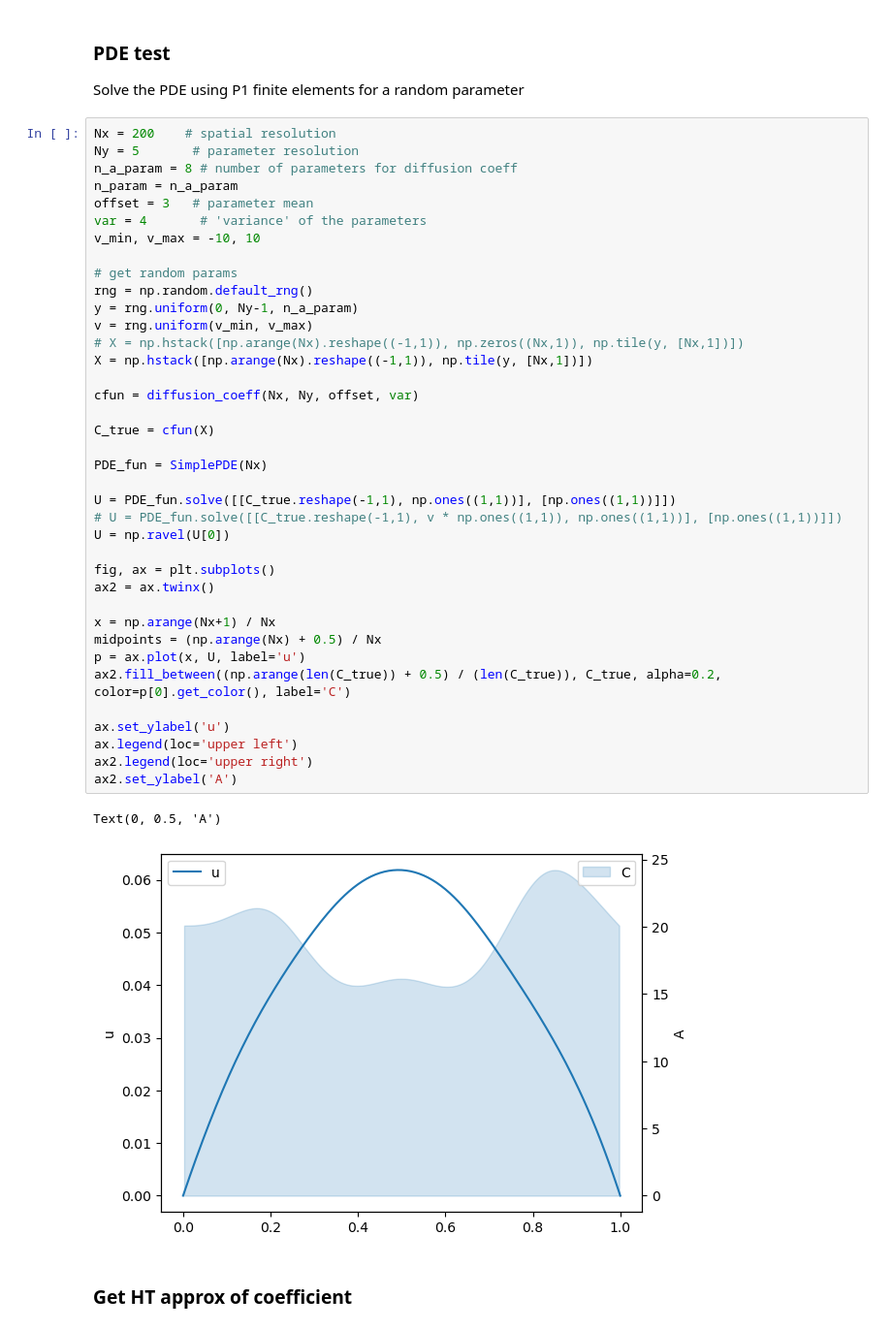
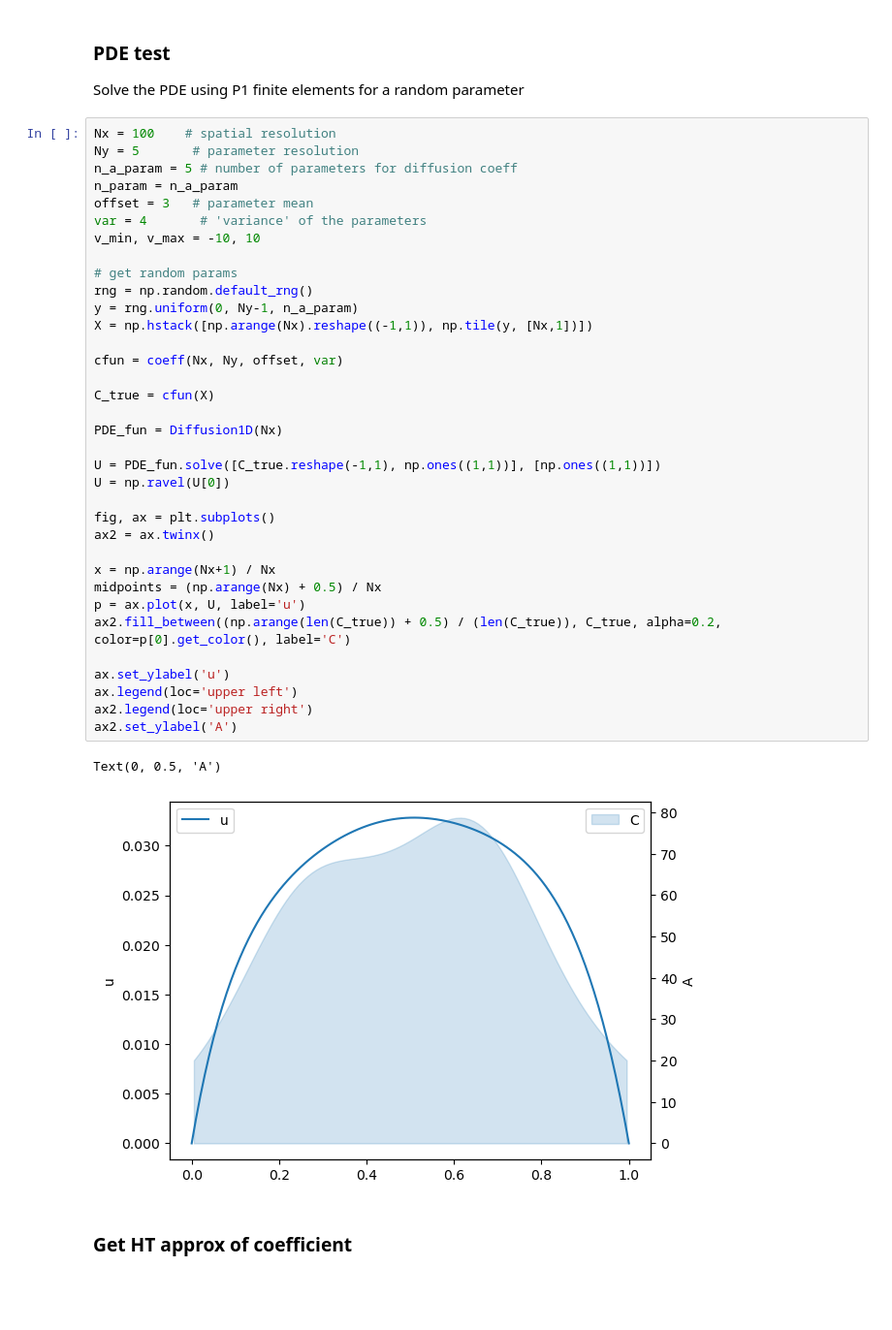
Before and after one commit to huberbenno/TT-IRT, a Jupyter notebook: python/htucker/tree_als_cross_test.ipynb, the cells around one changed output. Shown at 97% size. Cells and saved outputs as stored; diff of their text form; blank space fills up the shorter version.

Commit message:
PDE problem refactoring
- moved coeff and PDE to separate module
- numba jit for coeff and assembler
- changed interface for als cross assem_solve_fun.colve() to be more readable

```diff
--- a/python/htucker/tree_als_cross_test.ipynb
+++ b/python/htucker/tree_als_cross_test.ipynb
@@ -114,46 +15,43 @@ class diffusion_coeff:
 
 Solve the PDE using P1 finite elements for a random parameter
 # %%
-Nx = 200    # spatial resolution
+Nx = 100    # spatial resolution
 Ny = 5       # parameter resolution
-n_a_param = 8 # number of parameters for diffusion coeff
+n_a_param = 5 # number of parameters for diffusion coeff
 n_param = n_a_param
 offset = 3   # parameter mean
 var = 4       # 'variance' of the parameters
 v_min, v_max = -10, 10
 
 # get random params
 rng = np.random.default_rng()
 y = rng.uniform(0, Ny-1, n_a_param)
-v = rng.uniform(v_min, v_max)
-# X = np.hstack([np.arange(Nx).reshape((-1,1)), np.zeros((Nx,1)), np.tile(y, [Nx,1])])
 X = np.hstack([np.arange(Nx).reshape((-1,1)), np.tile(y, [Nx,1])])
 
-cfun = diffusion_coeff(Nx, Ny, offset, var)
+cfun = coeff(Nx, Ny, offset, var)
 
 C_true = cfun(X)
 
-PDE_fun = SimplePDE(Nx)
+PDE_fun = Diffusion1D(Nx)
 
-U = PDE_fun.solve([[C_true.reshape(-1,1), np.ones((1,1))], [np.ones((1,1))]])
-# U = PDE_fun.solve([[C_true.reshape(-1,1), v * np.ones((1,1)), np.ones((1,1))], [np.ones((1,1))]])
+U = PDE_fun.solve([C_true.reshape(-1,1), np.ones((1,1))], [np.ones((1,1))])
 U = np.ravel(U[0])
 
 fig, ax = plt.subplots()
 ax2 = ax.twinx()
 
 x = np.arange(Nx+1) / Nx
 midpoints = (np.arange(Nx) + 0.5) / Nx
 p = ax.plot(x, U, label='u')
 ax2.fill_between((np.arange(len(C_true)) + 0.5) / (len(C_true)), C_true, alpha=0.2, color=p[0].get_color(), label='C')
 
 ax.set_ylabel('u')
 ax.legend(loc='upper left')
 ax2.legend(loc='upper right')
 ax2.set_ylabel('A')
 # %% [output]
 Text(0, 0.5, 'A')
-[figure, old version]
+[figure, new version]
 # %% [markdown]
 ### Get HT approx of coefficient
 # %%
```
Also changed, not shown: parts of 9 cells of this notebook, 9 other files.
